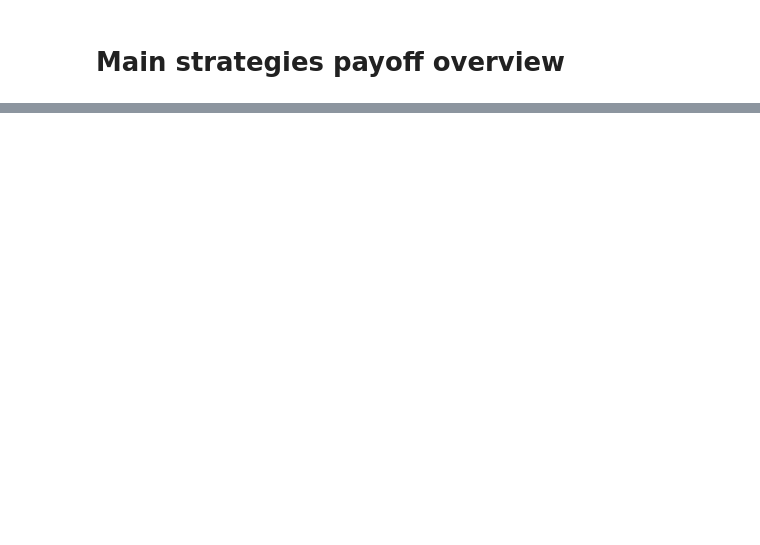
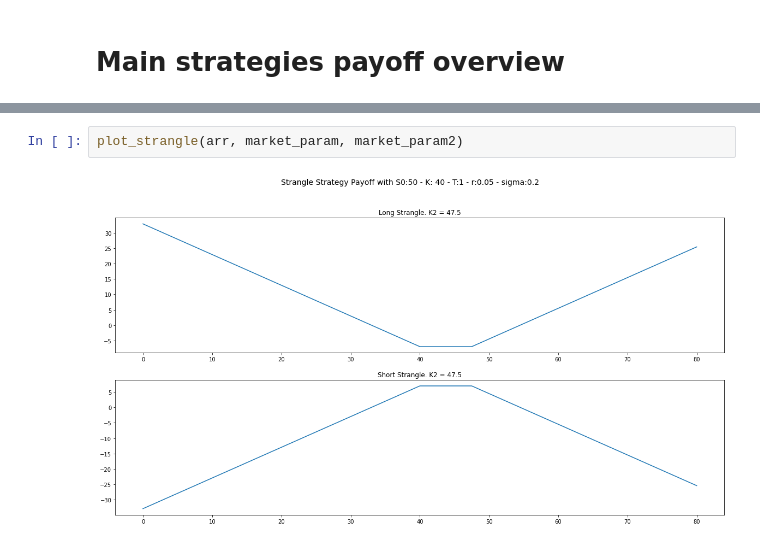
Before and after one commit to victor-espuna/financeProject, a Jupyter notebook: black-scholes-complete-study.ipynb, the cells around one changed output, grey strips where cells are left out. Cells and saved outputs as stored; diff of their text form; blank space fills up the shorter version.

```diff
--- a/black-scholes-complete-study.ipynb
+++ b/black-scholes-complete-study.ipynb
@@ -180,0 +281,4 @@ class Strategies_payoffs(BS_Option_Pricing):
+# %%
+plot_strangle(arr, market_param, market_param2)
+# %% [output]
+[figure, added]
```
Also changed, not shown: parts of 18 cells of this notebook.
